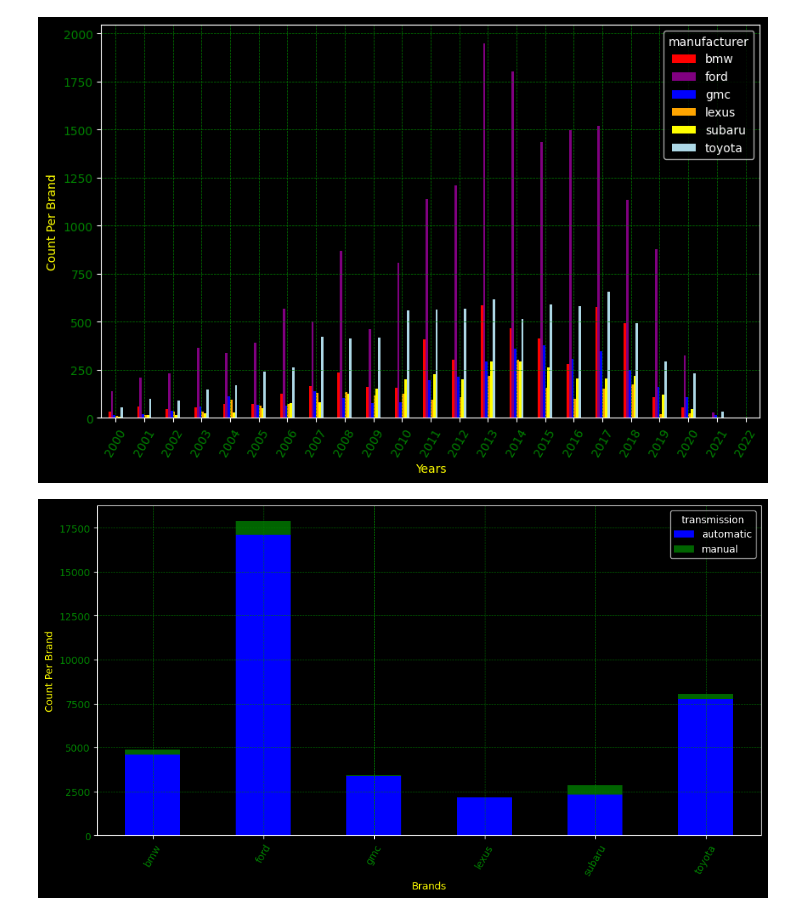
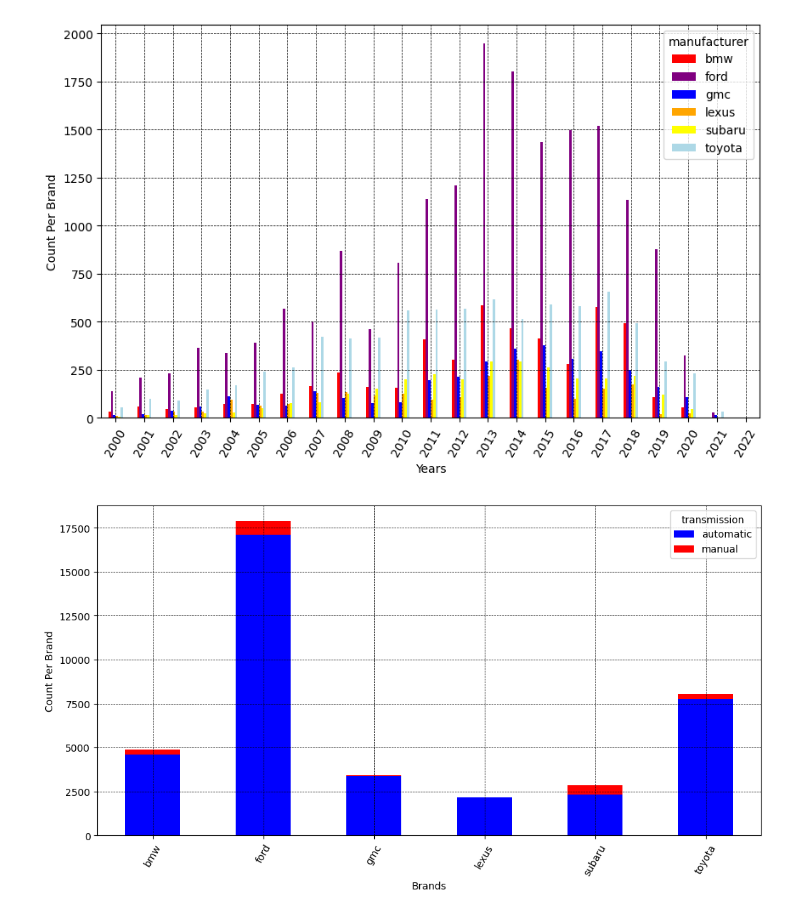
Before and after one commit to vramdavtyan/DSProjects, a Jupyter notebook: visuals.ipynb, the cells around one changed output. Saved outputs shown, nothing was run; the diff lists cells and outputs as text; code cells hidden in the pictures.

```diff
--- a/visuals.ipynb
+++ b/visuals.ipynb
@@ -2,9 +2,13 @@
 import pandas as pd
 import matplotlib.pyplot as plt
 import numpy as np
+from langchain_ollama import OllamaLLM
+from langchain_core.prompts import ChatPromptTemplate
+import ast
 
 
-plt.style.use('dark_background')
+
+# plt.style.use('dark_background')
 
 filename='vehicles.csv'
 df=pd.read_csv(filename,parse_dates=['posting_date'])
@@ -25,25 +29,26 @@ df['year'] = df['year'].astype(int)
 # %%
 df_pivot = pd.pivot_table(
 		df,
 		values="model", # value
 		index="year", # row
 		columns="manufacturer",
 		aggfunc='count'
 	)
 
 colors=['red', 'purple', 'blue', 'orange','yellow','lightblue']
 ax = df_pivot.plot(kind="bar",color=colors,figsize=(10,6))
 fig = ax.get_figure()
-ax.set_xlabel("Years",color='yellow')
-ax.set_ylabel("Count Per Brand",color='yellow')
-plt.xticks(rotation=60,color='green')
-plt.yticks(color='green')
+color1='black'
+ax.set_xlabel("Years",color=color1)
+ax.set_ylabel("Count Per Brand",color=color1)
+plt.xticks(rotation=60,color=color1)
+plt.yticks(color=color1)
 
-plt.grid(color = 'green', linestyle = '--', linewidth = 0.5)
+plt.grid(color = color1, linestyle = '--', linewidth = 0.5)
 
 plt.show()
 # %% [output]
-[figure, old version]
+[figure, new version]
 # %%
 # manufacturer_list=['subaru','bmw','toyota']
 # df = df[df['manufacturer'].isin(manufacturer_list)]
@@ -56,17 +61,18 @@ dfp=df.pivot_table(index = 'manufacturer', columns = 'transmission',values='id',
 
 # dfp=df.groupby(['manufacturer','transmission']).count()
 
-colors=['blue', 'darkgreen']
+colors=['blue', 'red']
 ax = dfp.plot(kind="bar",color=colors,stacked=True,figsize=(12,6))
 fig = ax.get_figure()
-ax.set_xlabel("Brands",color='yellow')
-ax.set_ylabel("Count Per Brand",color='yellow')
-plt.xticks(rotation=60,color='green')
-plt.yticks(color='green')
 
-plt.grid(color = 'green', linestyle = '--', linewidth = 0.5)
+ax.set_xlabel("Brands",color=color1)
+ax.set_ylabel("Count Per Brand",color=color1)
+plt.xticks(rotation=60,color=color1)
+plt.yticks(color=color1)
+
+plt.grid(color = color1, linestyle = '--', linewidth = 0.5)
 
 
 plt.show()
 # %% [output]
-[figure, old version]
+[figure, new version]
```
Also changed, not shown: parts of 3 cells of this notebook, 3 other files.
